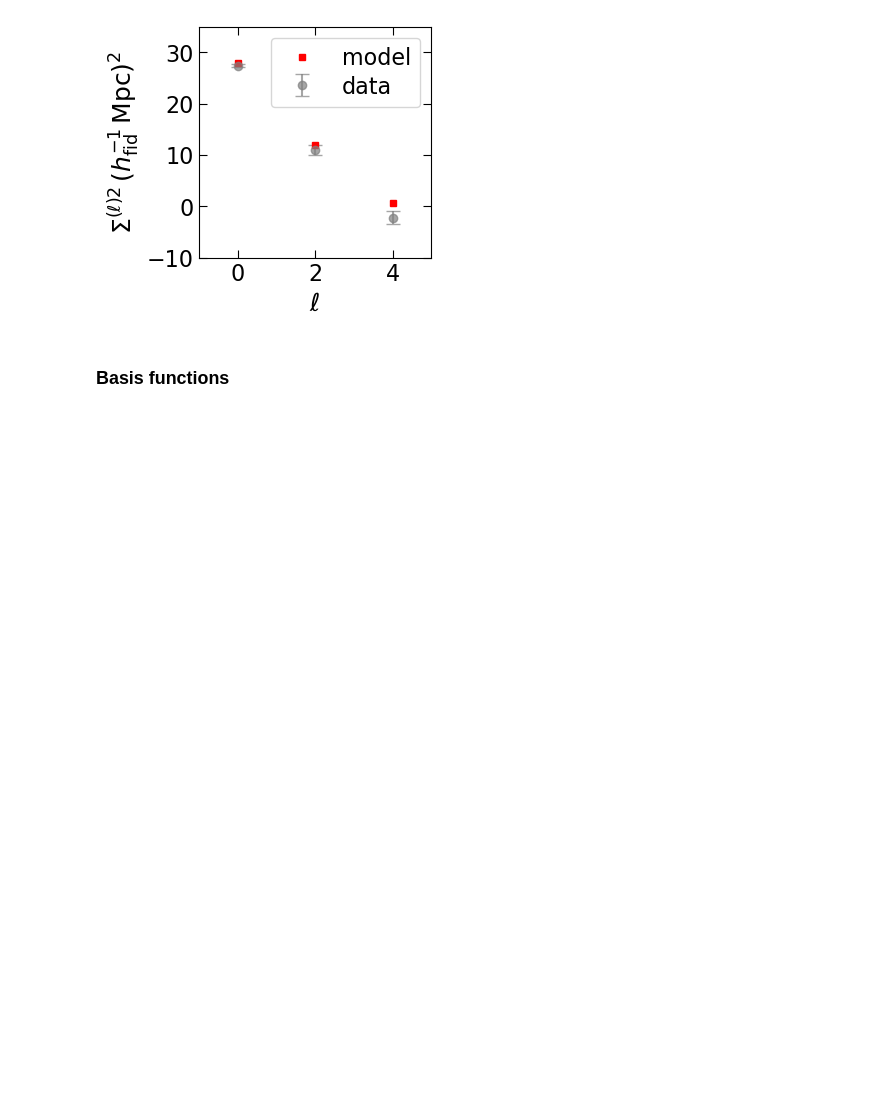
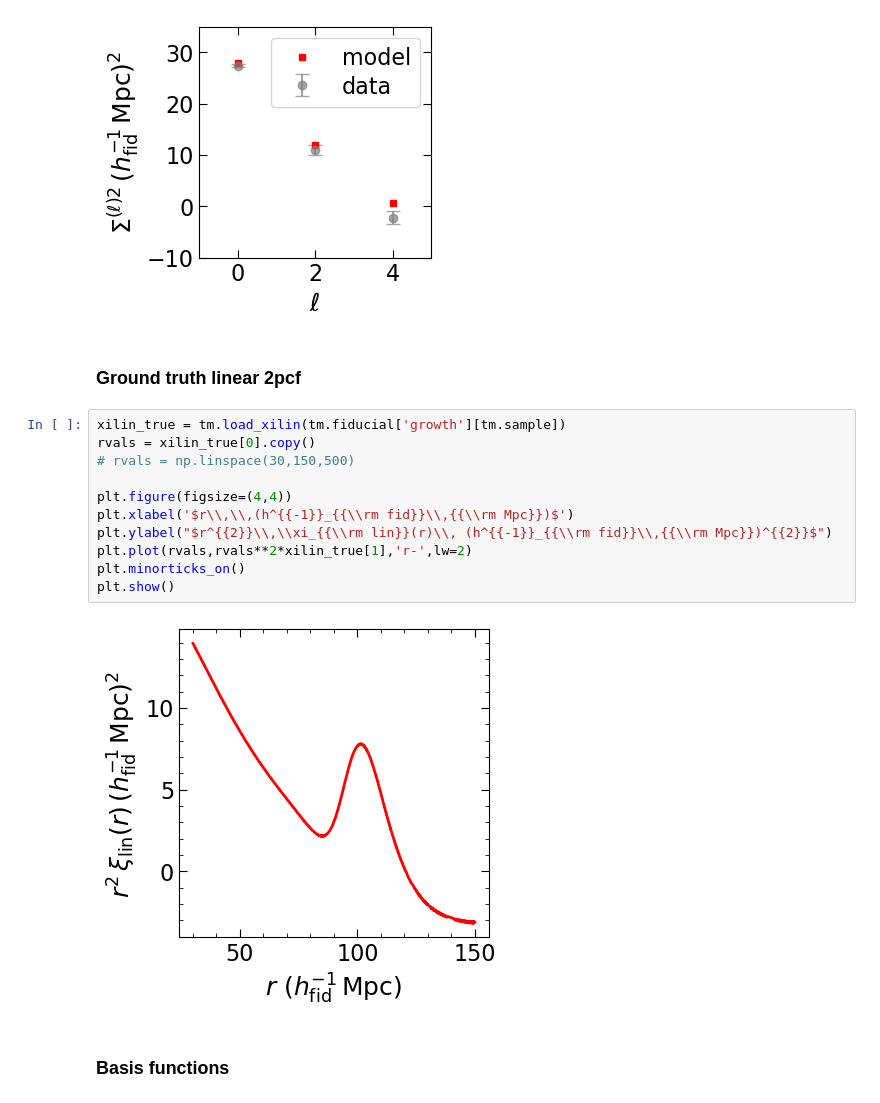
Before and after one commit to a-paranjape/zeldovich-smearing, a Jupyter notebook: examples/ZelSmear_Explore_Theory.ipynb, the cells around one changed output. Saved outputs shown, nothing was run; the diff lists cells and outputs as text; blank space fills up the shorter version.

```diff
--- a/examples/ZelSmear_Explore_Theory.ipynb
+++ b/examples/ZelSmear_Explore_Theory.ipynb
@@ -205,6 +188,21 @@ if Include_Sig2Obs:
 # %% [output]
 [figure]
 [figure]
+# %% [markdown]
+### Ground truth linear 2pcf
+# %%
+xilin_true = tm.load_xilin(tm.fiducial['growth'][tm.sample])
+rvals = xilin_true[0].copy()
+# rvals = np.linspace(30,150,500)
+
+plt.figure(figsize=(4,4))
+plt.xlabel('$r\\,\\,(h^{{-1}}_{{\\rm fid}}\\,{{\\rm Mpc}})$')
+plt.ylabel("$r^{{2}}\\,\\xi_{{\\rm lin}}(r)\\, (h^{{-1}}_{{\\rm fid}}\\,{{\\rm Mpc}})^{{2}}$")
+plt.plot(rvals,rvals**2*xilin_true[1],'r-',lw=2)
+plt.minorticks_on()
+plt.show()
+# %% [output]
+[figure, added]
 # %% [markdown]
 ### Basis functions
 # %%
```
Also changed, not shown: parts of 10 cells of this notebook.
